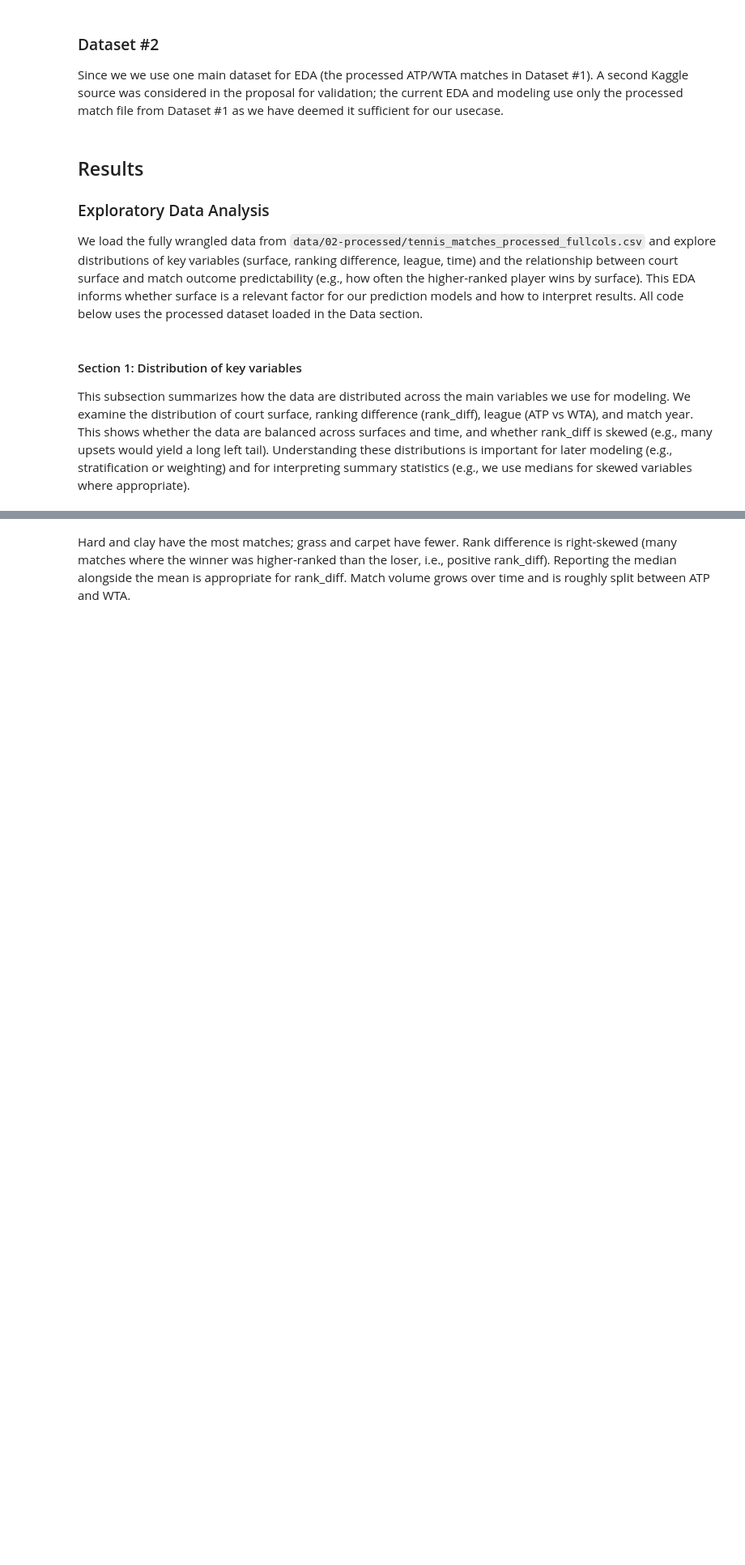
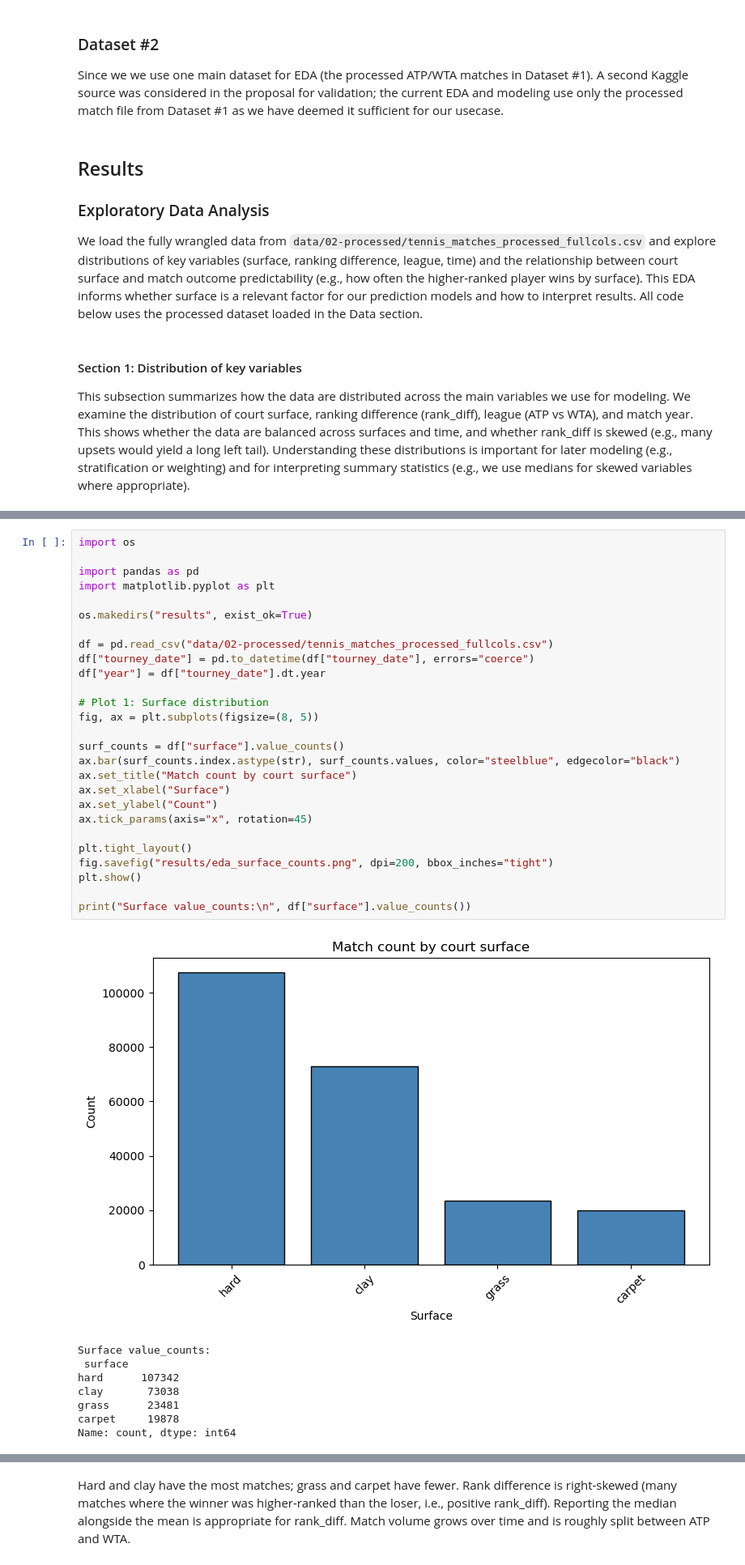
Before and after one commit to hhalsaif/Group003_WI26, a Jupyter notebook: 02-EDACheckpoint.ipynb, the cells around one changed output, grey strips where cells are left out. Shown at 81% size. Saved outputs shown, nothing was run; the diff lists cells and outputs as text; blank space fills up the shorter version.

```diff
--- a/02-EDACheckpoint.ipynb
+++ b/02-EDACheckpoint.ipynb
@@ -197,0 +147,36 @@ Name: count, dtype: int64
+# %%
+import os
+
+import pandas as pd
+import matplotlib.pyplot as plt
+
+os.makedirs("results", exist_ok=True)
+
+df = pd.read_csv("data/02-processed/tennis_matches_processed_fullcols.csv")
+df["tourney_date"] = pd.to_datetime(df["tourney_date"], errors="coerce")
+df["year"] = df["tourney_date"].dt.year
+
+# Plot 1: Surface distribution
+fig, ax = plt.subplots(figsize=(8, 5))
+
+surf_counts = df["surface"].value_counts()
+ax.bar(surf_counts.index.astype(str), surf_counts.values, color="steelblue", edgecolor="black")
+ax.set_title("Match count by court surface")
+ax.set_xlabel("Surface")
+ax.set_ylabel("Count")
+ax.tick_params(axis="x", rotation=45)
+
+plt.tight_layout()
+fig.savefig("results/eda_surface_counts.png", dpi=200, bbox_inches="tight")
+plt.show()
+
+print("Surface value_counts:\n", df["surface"].value_counts())
+# %% [output]
+[figure, added]
+Surface value_counts:
+ surface
+hard      107342
+clay       73038
+grass      23481
+carpet     19878
+Name: count, dtype: int64
```
Also changed, not shown: parts of 4 cells of this notebook, 12 other files.
